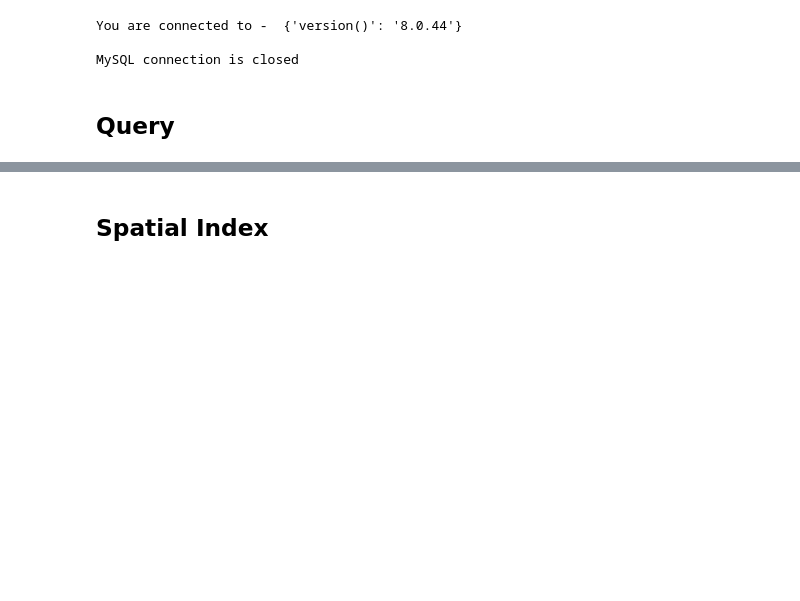
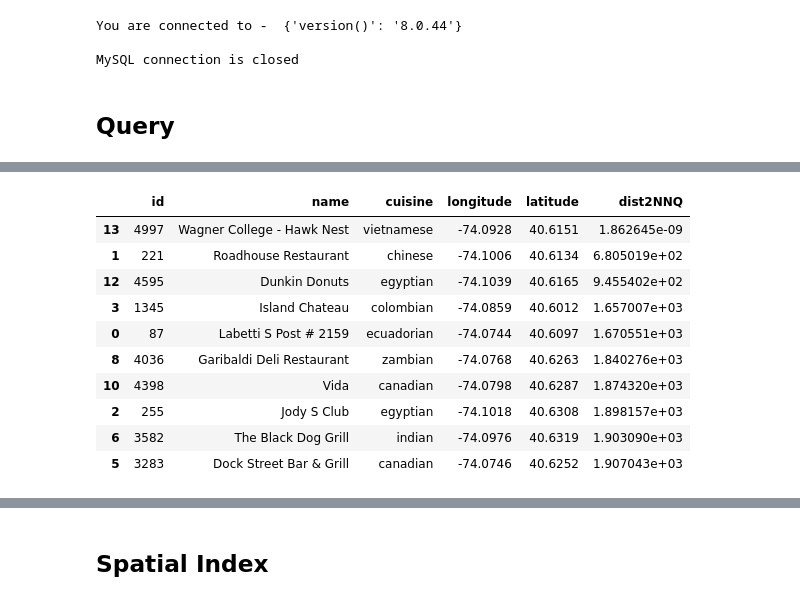
Before and after one commit to ozdemirht/py_redis_1, a Jupyter notebook: docs/Note-MySQL.ipynb, the cells around one changed output, grey strips where cells are left out. Cells and saved outputs as stored; diff of their text form; code cells hidden in the pictures; blank space fills up the shorter version.

```diff
--- a/docs/Note-MySQL.ipynb
+++ b/docs/Note-MySQL.ipynb
@@ -338,0 +413,18 @@ NameError: name 'Error' is not defined
+# %%
+#print(reply)
+
+df = pd.DataFrame(reply)
+df = df.sort_values(by=['dist2NNQ'])
+df[:10]
+# %% [output]
+|  | id | name | cuisine | longitude | latitude | dist2NNQ |
+| 13 | 4997 | Wagner College - Hawk Nest | vietnamese | -74.0928 | 40.6151 | 1.862645e-09 |
+| 1 | 221 | Roadhouse Restaurant | chinese | -74.1006 | 40.6134 | 6.805019e+02 |
+| 12 | 4595 | Dunkin Donuts | egyptian | -74.1039 | 40.6165 | 9.455402e+02 |
+| 3 | 1345 | Island Chateau | colombian | -74.0859 | 40.6012 | 1.657007e+03 |
+| 0 | 87 | Labetti S Post # 2159 | ecuadorian | -74.0744 | 40.6097 | 1.670551e+03 |
+| 8 | 4036 | Garibaldi Deli Restaurant | zambian | -74.0768 | 40.6263 | 1.840276e+03 |
+| 10 | 4398 | Vida | canadian | -74.0798 | 40.6287 | 1.874320e+03 |
+| 2 | 255 | Jody S Club | egyptian | -74.1018 | 40.6308 | 1.898157e+03 |
+| 6 | 3582 | The Black Dog Grill | indian | -74.0976 | 40.6319 | 1.903090e+03 |
+| 5 | 3283 | Dock Street Bar & Grill | canadian | -74.0746 | 40.6252 | 1.907043e+03 |
```
Also changed, not shown: parts of 58 cells of this notebook.
